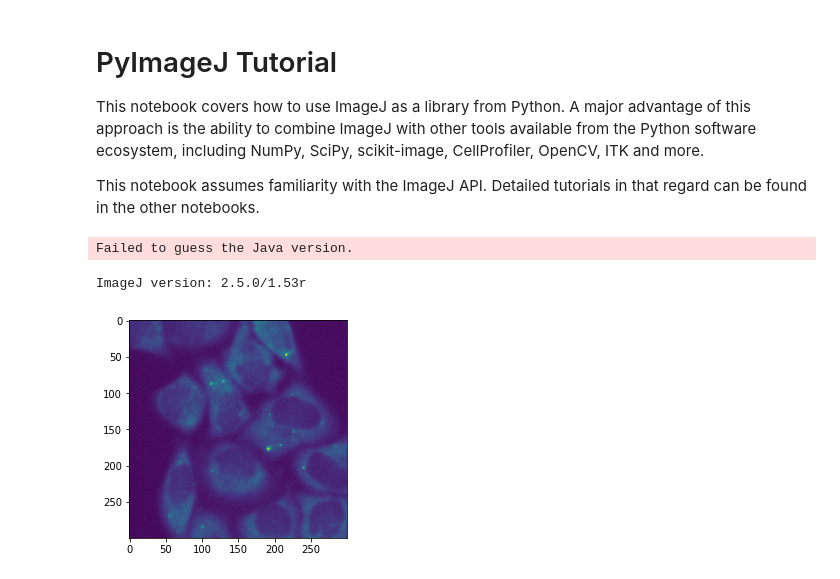
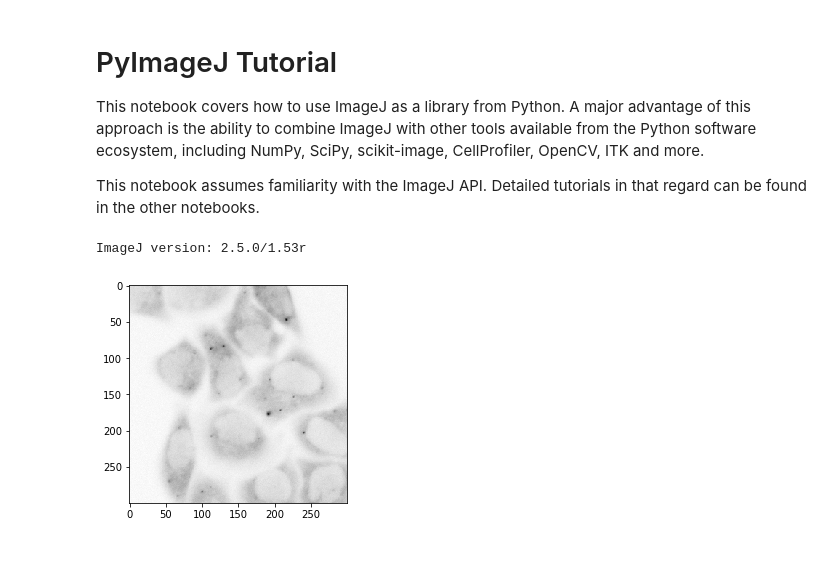
Before and after one commit to imagej/pyimagej, a Jupyter notebook: doc/Segmentation.ipynb, the cells around one changed output. Drawn from its saved outputs; the diff is of its cells as text; code cells hidden in the pictures.

Commit message:
Update Segmentation notebook
This still needs a little bit of work
but it does work. The goal of this notebook
is to segment the puncta (viral budding sites)
from the rest of the image.

```diff
--- a/doc/Segmentation.ipynb
+++ b/doc/Segmentation.ipynb
@@ -10,12 +10,12 @@ import imagej
 import scyjava as sj
 
 # initialize imagej
-ij = imagej.init(mode='interactive')
+ij = imagej.init(mode='headless')
 print(f"ImageJ version: {ij.getVersion()}")
 
-dataset = ij.io().open('sample-data/test_still.tif')
-ij.py.show(dataset)
+# get additional resources
+HyperSphereShape = sj.jimport('net.imglib2.algorithm.neighborhood.HyperSphereShape')
+Overlay = sj.jimport('ij.gui.Overlay')
+Table = sj.jimport('org.scijava.table.Table')
 # %% [output]
-Failed to guess the Java version.
+ImageJ version: 2.5.0/1.53r
-ImageJ version: 2.5.0/1.53r
-[figure, removed]
@@ -71,0 +22,7 @@ original_imp.show()
+# %%
+# load test data
+ds_src = ij.io().open('sample-data/test_still.tif')
+ds_src = ij.op().convert().int32(ds_src) # convert image to 32-bit
+ij.py.show(ds_src, cmap='binary')
+# %% [output]
+[figure, added]
```
Also changed, not shown: parts of 5 cells of this notebook.
